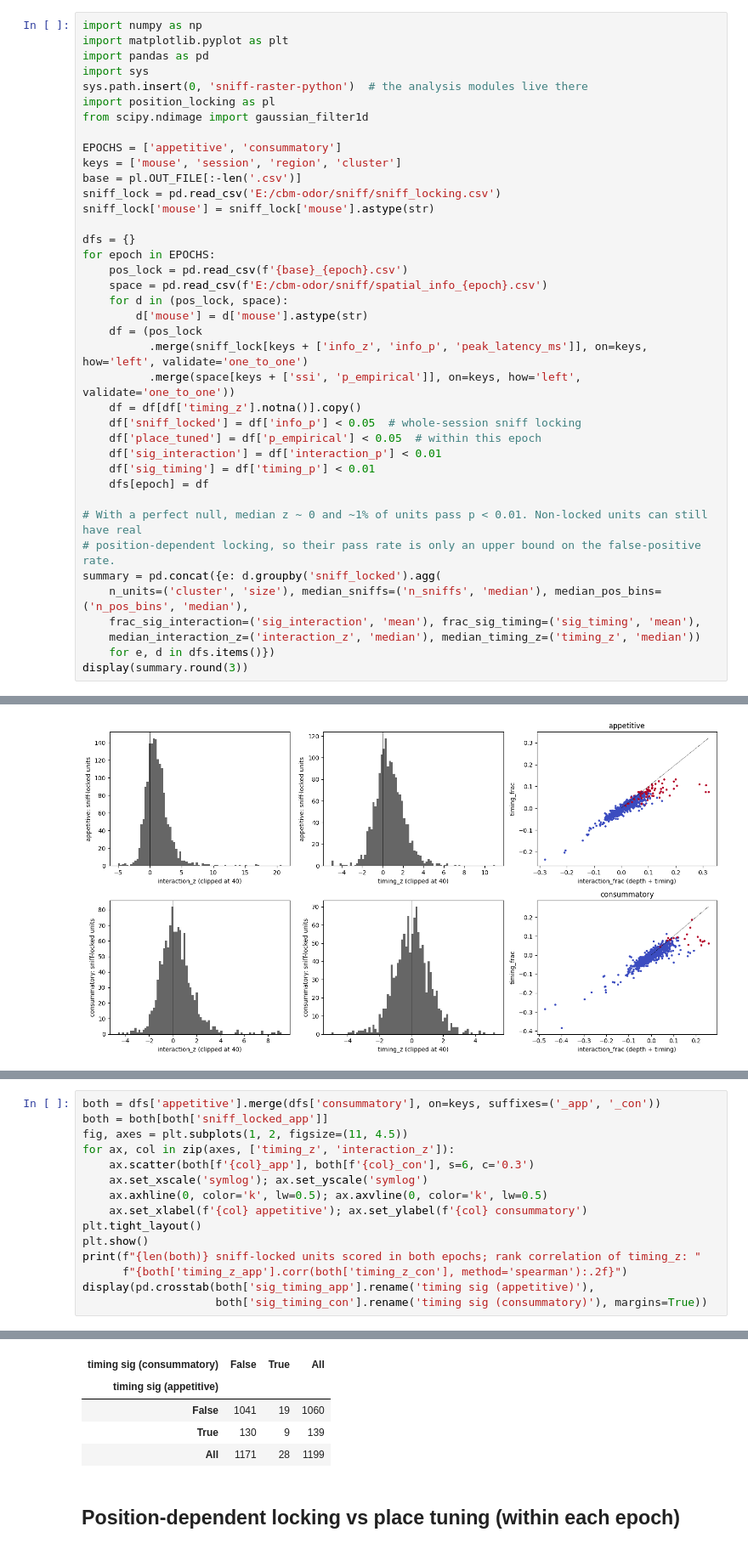
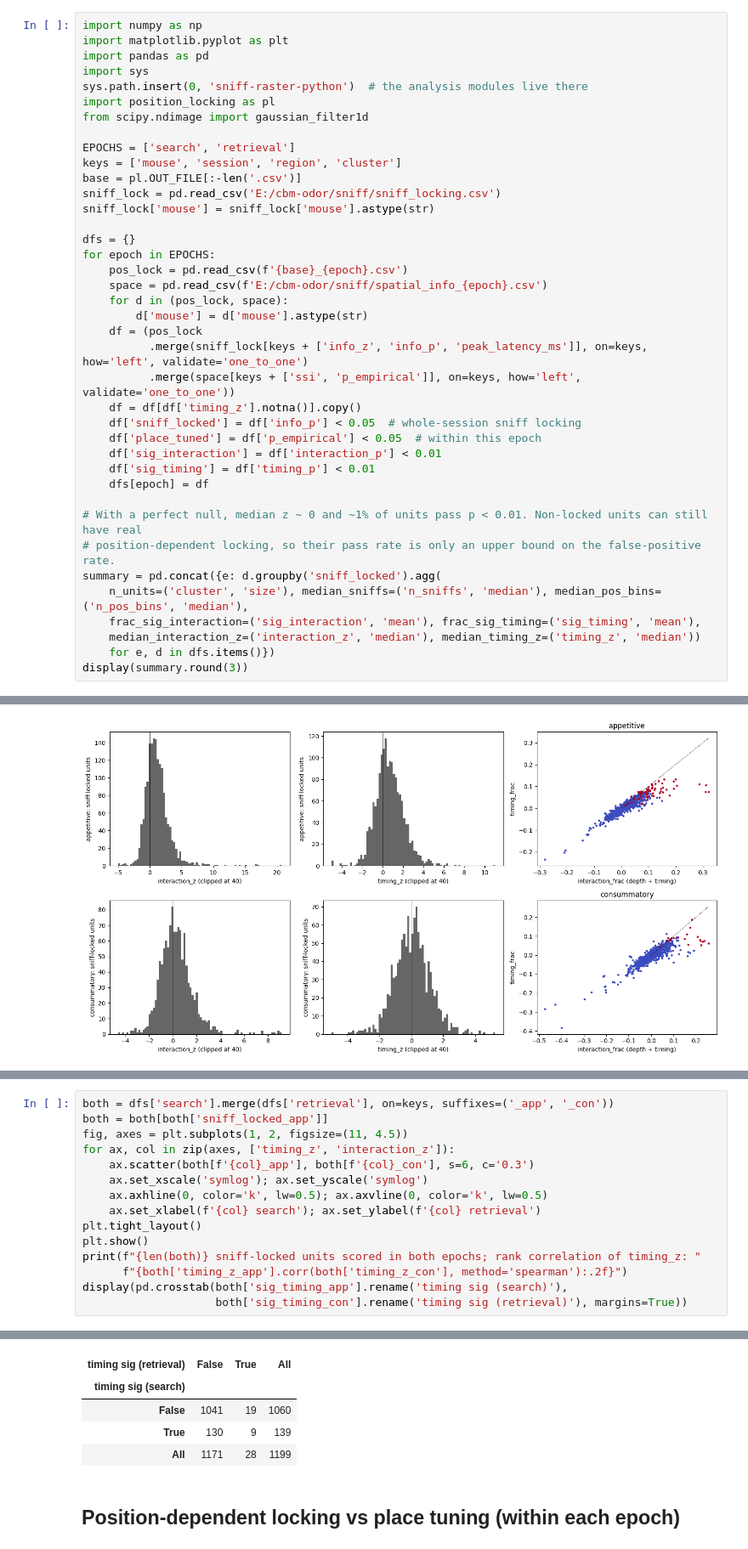
Before and after one commit to nghess/cbm-sniff, a Jupyter notebook: 2_position_locking.ipynb, the cells around one changed output, grey strips where cells are left out. Shown at 85% size. Cells and saved outputs as stored; diff of their text form.

```diff
--- a/position_locking.ipynb
+++ b/2_position_locking.ipynb
@@ -35,7 +35,7 @@ sys.path.insert(0, 'sniff-raster-python')  # the analysis modules live there
 import position_locking as pl
 from scipy.ndimage import gaussian_filter1d
 
-EPOCHS = ['appetitive', 'consummatory']
+EPOCHS = ['search', 'retrieval']
 keys = ['mouse', 'session', 'region', 'cluster']
 base = pl.OUT_FILE[:-len('.csv')]
 sniff_lock = pd.read_csv('E:/cbm-odor/sniff/sniff_locking.csv')
@@ -103,23 +103,23 @@ much less power, so "appetitive only" is often just a missed detection).
 # %%
-both = dfs['appetitive'].merge(dfs['consummatory'], on=keys, suffixes=('_app', '_con'))
+both = dfs['search'].merge(dfs['retrieval'], on=keys, suffixes=('_app', '_con'))
 both = both[both['sniff_locked_app']]
 fig, axes = plt.subplots(1, 2, figsize=(11, 4.5))
 for ax, col in zip(axes, ['timing_z', 'interaction_z']):
     ax.scatter(both[f'{col}_app'], both[f'{col}_con'], s=6, c='0.3')
     ax.set_xscale('symlog'); ax.set_yscale('symlog')
     ax.axhline(0, color='k', lw=0.5); ax.axvline(0, color='k', lw=0.5)
-    ax.set_xlabel(f'{col} appetitive'); ax.set_ylabel(f'{col} consummatory')
+    ax.set_xlabel(f'{col} search'); ax.set_ylabel(f'{col} retrieval')
 plt.tight_layout()
 plt.show()
 print(f"{len(both)} sniff-locked units scored in both epochs; rank correlation of timing_z: "
       f"{both['timing_z_app'].corr(both['timing_z_con'], method='spearman'):.2f}")
-display(pd.crosstab(both['sig_timing_app'].rename('timing sig (appetitive)'),
-                    both['sig_timing_con'].rename('timing sig (consummatory)'), margins=True))
+display(pd.crosstab(both['sig_timing_app'].rename('timing sig (search)'),
+                    both['sig_timing_con'].rename('timing sig (retrieval)'), margins=True))
 # %% [output]
 [figure]
 1199 sniff-locked units scored in both epochs; rank correlation of timing_z: 0.16
-| timing sig (consummatory) | False | True | All |
-| timing sig (appetitive) |  |  |  |
+| timing sig (retrieval) | False | True | All |
+| timing sig (search) |  |  |  |
 | False | 1041 | 19 | 1060 |
 | True | 130 | 9 | 139 |
 | All | 1171 | 28 | 1199 |
```
Also changed, not shown: parts of 8 cells of this notebook, 28 other files.
